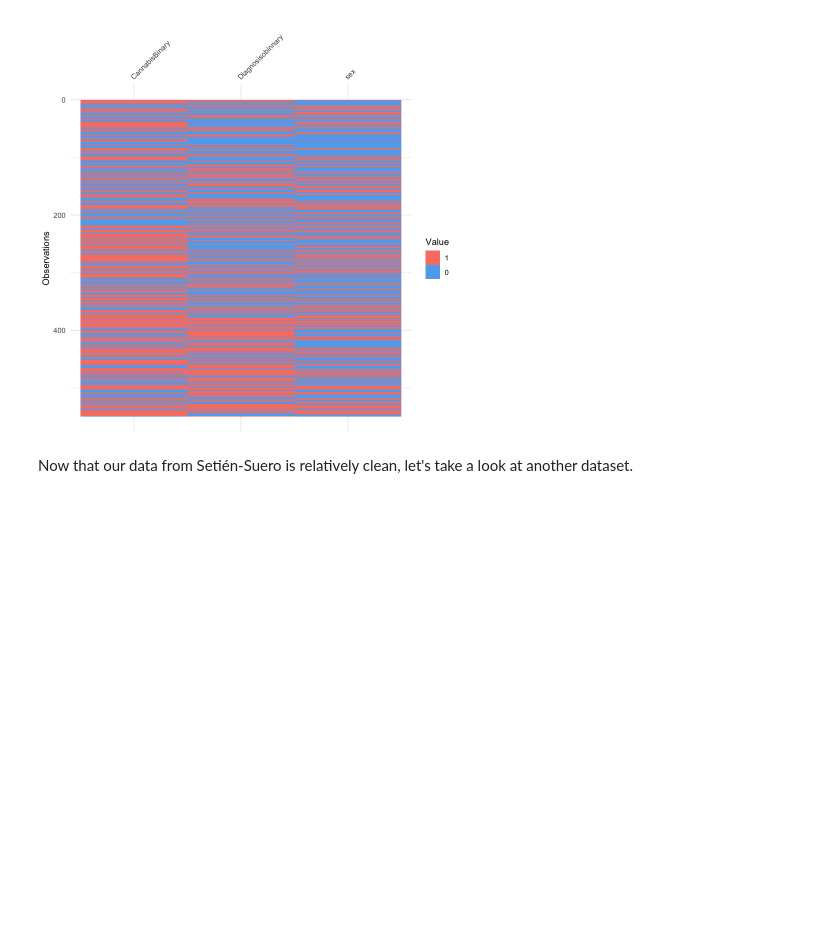
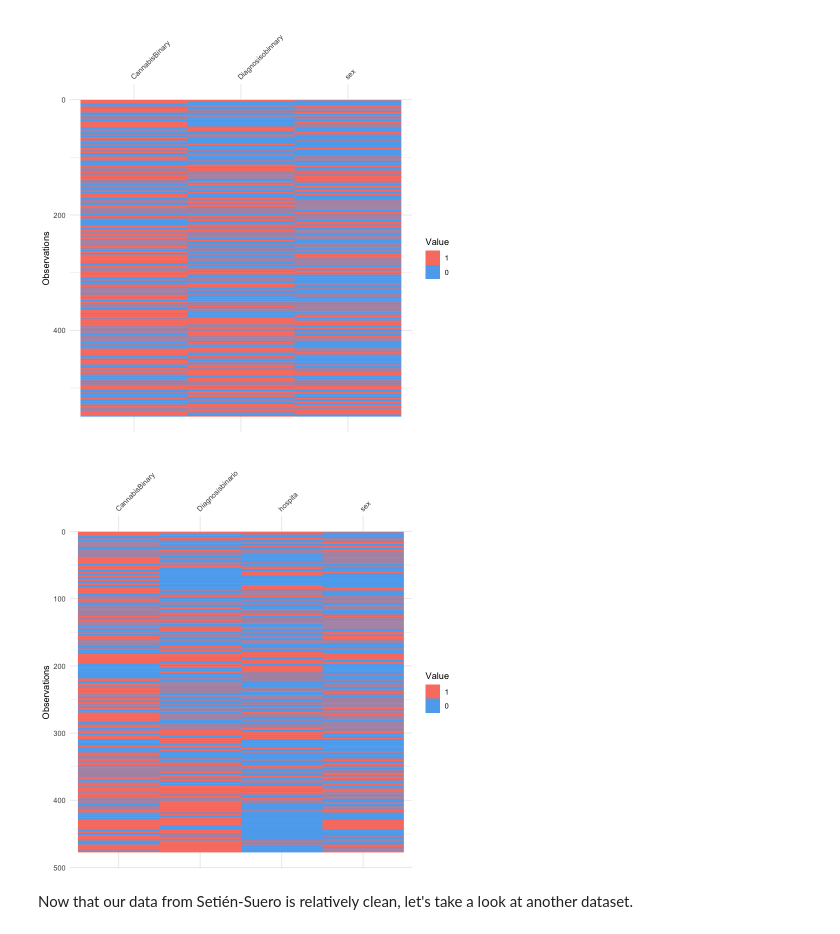
Before and after one commit to anly501/dsan-5000-project-mfgeary, a Jupyter notebook: dsan-website/5000-website/data-cleaning/data-cleaning.ipynb, the cells around one changed output. Cells and saved outputs as stored; diff of their text form; code cells hidden in the pictures; blank space fills up the shorter version.

```diff
--- a/dsan-website/5000-website/data-cleaning/data-cleaning.ipynb
+++ b/dsan-website/5000-website/data-cleaning/data-cleaning.ipynb
@@ -368,6 +409,14 @@ s1 <- s1 %>%
         CannabisBinary = ifelse(CannabisBinary == 1, 0, 1),
         Diagnosisobinnary = ifelse(Diagnosisobinnary == 1, 0, 1)
     )
+# %%
+s2 <- s2 %>%
+    mutate(
+        sex = ifelse(sex == 1, 0, 1),
+        hospita = ifelse(hospita == 1, 0, 1),
+        CannabisBinary = ifelse(CannabisBinary == 1, 0, 1),
+        Diagnosisbinario = ifelse(Diagnosisbinario == 1, 0, 1)
+    )
 # %% [markdown]
 We can also visualize the distribution of these binary values. These will demonstrate the sex, cannabis usage, and diagnosis of each participant recorded in the study data.
 # %%
@@ -376,4 +425,10 @@ s1 %>%
     vis_binary()
 # %% [output]
 [figure]
+# %%
+s2 %>%
+    select(sex, hospita, CannabisBinary, Diagnosisbinario) %>%
+    vis_binary()
+# %% [output]
+[figure, added]
 # %%
```
Also changed, not shown: parts of 11 cells of this notebook, 6 other files.
